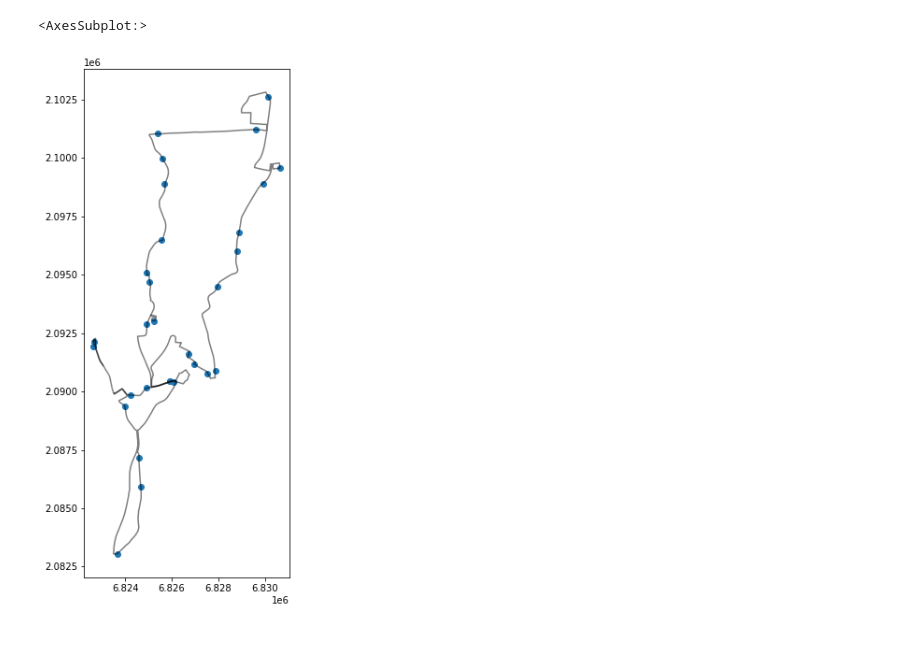
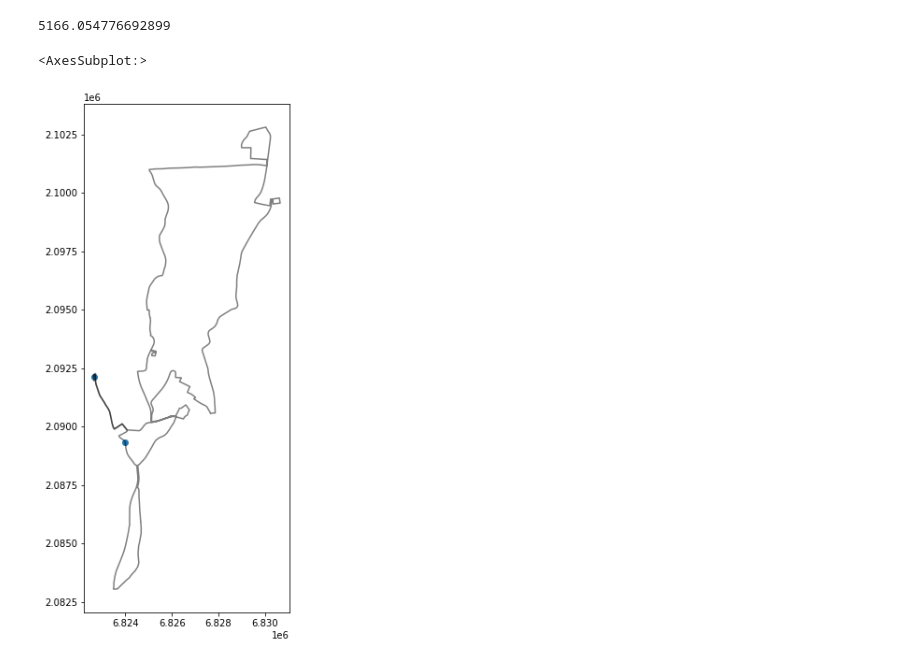
Before and after one commit to SACOG/GTFS-tools, a Jupyter notebook: gtfs-link-speeds/testing-linkspeed-fxns.ipynb, the cells around one changed output. Drawn from its saved outputs; the diff is of its cells as text; code cells hidden in the pictures.

Commit message:
progress on getting seg-level speeds

```diff
--- a/gtfs-link-speeds/testing-linkspeed-fxns.ipynb
+++ b/gtfs-link-speeds/testing-linkspeed-fxns.ipynb
@@ -48,11 +84,0 @@ gdf_segments.columns = ['index', 'geometry']
-# %%
-# iterate trhough line segments
-gdf_segments['trip_id'] = test_trip_id
-
-# but start with a test segment
-test_seg = gdf_segments['geometry'][0]
-
-# select the stops that touch that geometry
-gdf_test_stops['segtouch'] = gdf_test_stops.distance(test_seg)
-
-gdf_test_stops
@@ -76,0 +85,31 @@ gdf_test_stops
+# %%
+# get the line segment that corresponse to the portion between the two stops, not before or after them
+gdf_segments = gdf_segments.loc[gdf_segments.index == 1]
+
+# add trip id to segment
+gdf_segments['trip_id'] = test_trip_id
+
+# select the 2 stops closest to the segment
+first_pair['dist_to_line'] = first_pair.distance(gdf_segments)
+first_pair = first_pair.sort_values(by=['dist_to_line'])[:2]
+first_pair = first_pair.sort_values(by=['stop_sequence'])
+
+# start dict of segment data
+seg_data = {}
+
+# join segment table to stop time table
+jn = first_pair.merge(gtfs.df_stoptimes, on=['trip_id', 'stop_id', 'stop_sequence'], suffixes=('', 'y'))
+jn.head()
+stop1_data = jn.iloc[0]
+stop2_data = jn.iloc[1]
+
+seg_data['begin_stop'] = stop1_data['stop_id']
+seg_data['end_stop'] = stop2_data['stop_id']
+seg_data['seg_len_mi'] = gdf_segments.length.mean() / 5280
+seg_data['seg_start_time'] = stop1_data['departure_time']
+seg_data['seg_end_time'] = stop2_data['arrival_time']
+seg_data['duration_mins'] = (seg_data['seg_end_time'] - seg_data['seg_start_time']).seconds / 60
+seg_data['speed_mph'] = seg_data['seg_len_mi'] / (seg_data['duration_mins'] / 60)
+
+
+seg_data
@@ -77,8 +129,12 @@ gdf_test_stops
+# %%
+gdf_segments.length.mean()
+# %% [output]
+5166.054776692899
 # %%
 # ax = gdf_segments.loc[gdf_segments.index == 0].plot(figsize=(10, 10), alpha=0.5, edgecolor='k')
 ax = gdf_segments.plot(figsize=(10, 10), alpha=0.5, edgecolor='k')
 df_nearest_seg = gdf_test_stops.loc[gdf_test_stops['segtouch'] < 100]
-gdf_test_stops.plot(ax=ax)
+first_pair.plot(ax=ax)
 # %% [output]
 <AxesSubplot:>
-[figure, old version]
+[figure, new version]
```
Also changed, not shown: parts of 8 cells of this notebook.
